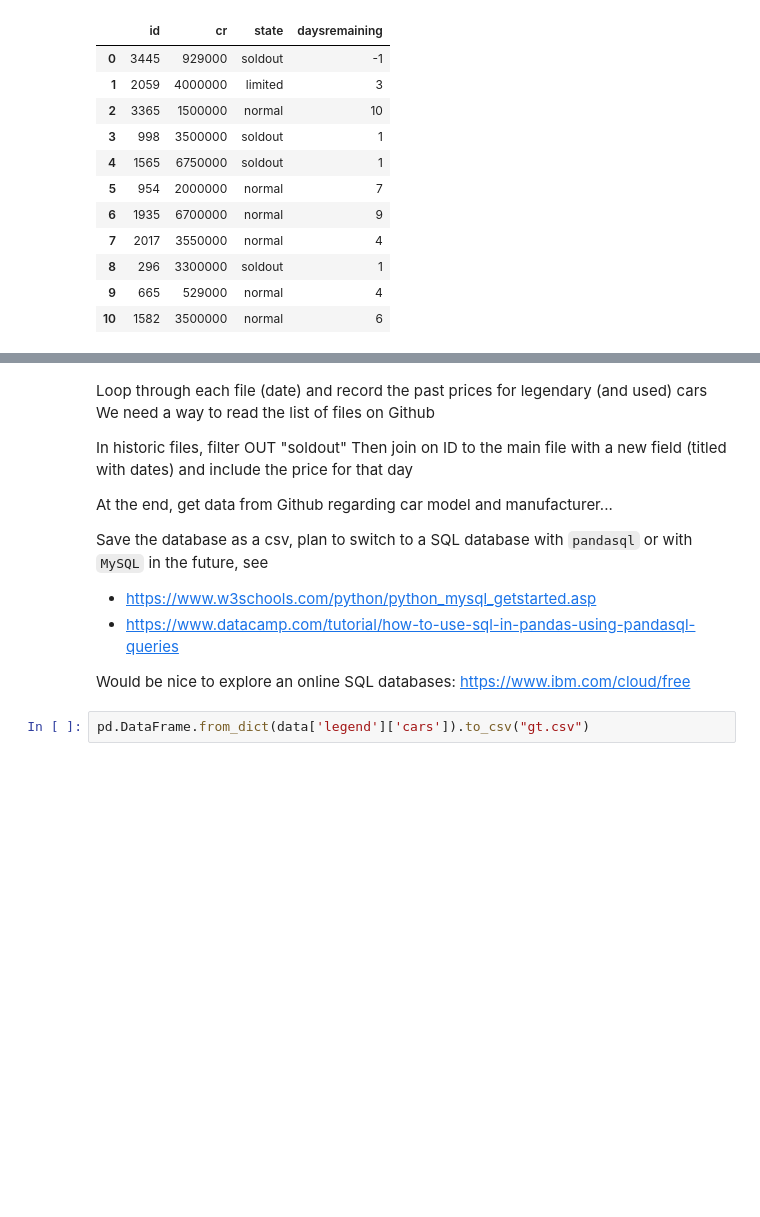
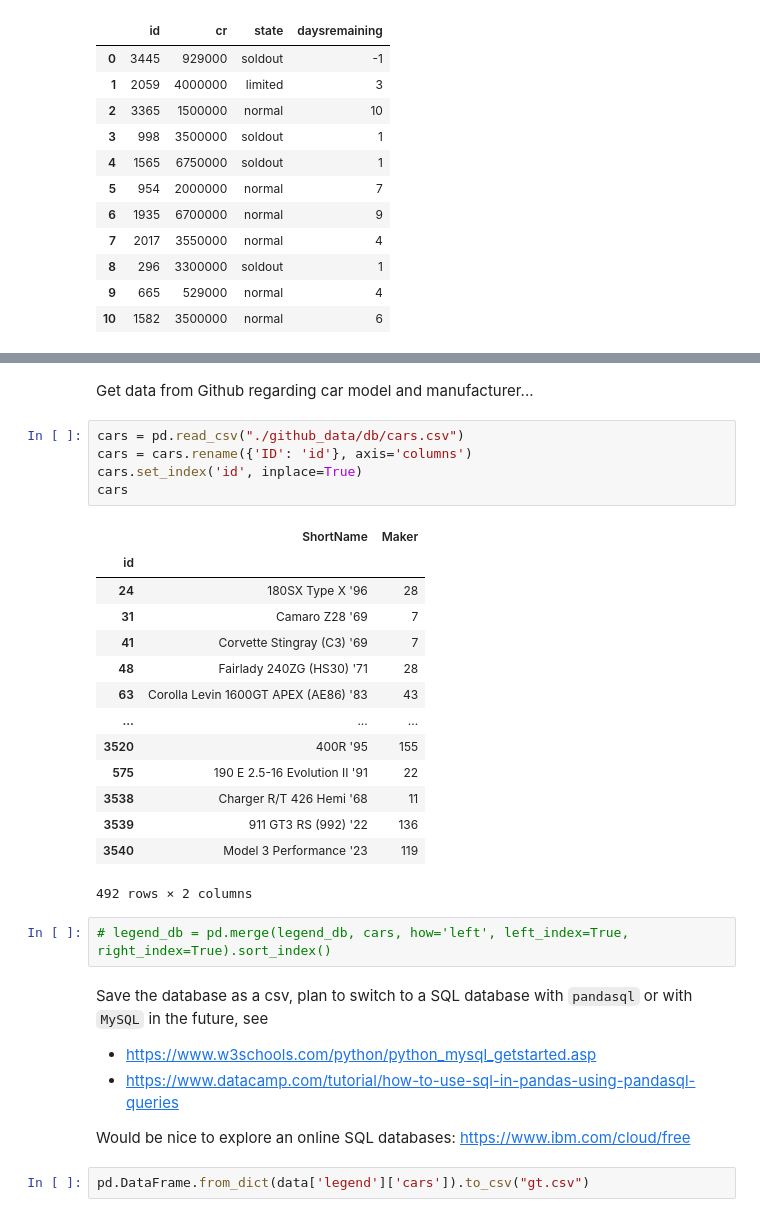
Before and after one commit to marcohoucheng/Gran-Turismo-7-Price-Tracker, a Jupyter notebook: build.ipynb, the cells around one changed output, grey strips where cells are left out. Saved outputs shown, nothing was run; the diff lists cells and outputs as text; blank space fills up the shorter version.

```diff
--- a/build.ipynb
+++ b/build.ipynb
@@ -101,12 +160,28 @@ pd.read_csv("./github_data/legend/24-01-15.csv")
+# %% [markdown]
+Get data from Github regarding car model and manufacturer...
+# %%
+cars = pd.read_csv("./github_data/db/cars.csv")
+cars = cars.rename({'ID': 'id'}, axis='columns')
+cars.set_index('id', inplace=True)
+cars
+# %% [output]
+|  | ShortName | Maker |
+| id |  |  |
+| 24 | 180SX Type X '96 | 28 |
+| 31 | Camaro Z28 '69 | 7 |
+| 41 | Corvette Stingray (C3) '69 | 7 |
+| 48 | Fairlady 240ZG (HS30) '71 | 28 |
+| 63 | Corolla Levin 1600GT APEX (AE86) '83 | 43 |
+| ... | ... | ... |
+| 3520 | 400R '95 | 155 |
+| 575 | 190 E 2.5-16 Evolution II '91 | 22 |
+| 3538 | Charger R/T 426 Hemi '68 | 11 |
+| 3539 | 911 GT3 RS (992) '22 | 136 |
+| 3540 | Model 3 Performance '23 | 119 |
+492 rows × 2 columns
+# %%
+# legend_db = pd.merge(legend_db, cars, how='left', left_index=True, right_index=True).sort_index()
 # %% [markdown]
-Loop through each file (date) and record the past prices for legendary (and used) cars
-We need a way to read the list of files on Github
-
-In historic files, filter OUT "soldout"
-Then join on ID to the main file with a new field (titled with dates) and include the price for that day
-
-At the end, get data from Github regarding car model and manufacturer...
-
 Save the database as a csv, plan to switch to a SQL database with `pandasql` or with `MySQL` in the future, see
 * https://www.w3schools.com/python/python_mysql_getstarted.asp
 * https://www.datacamp.com/tutorial/how-to-use-sql-in-pandas-using-pandasql-queries
```
Also changed, not shown: parts of 10 cells of this notebook.
